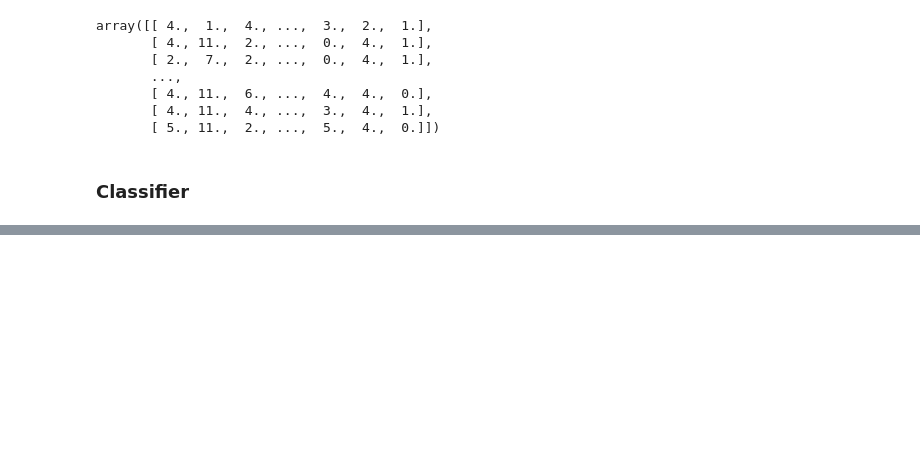
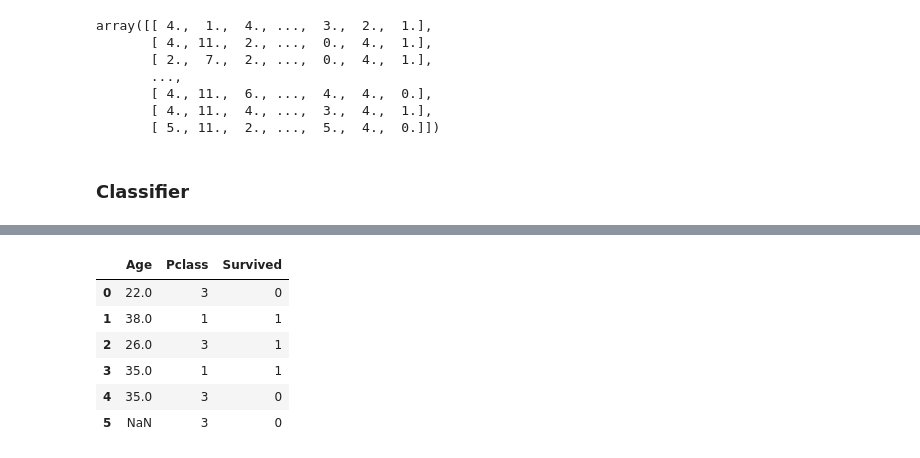
Before and after one commit to tien-le/-50-scikit-learn-tips, a Jupyter notebook: course - 50 scikit-learn tips.ipynb, the cells around one changed output, grey strips where cells are left out. Saved outputs shown, nothing was run; the diff lists cells and outputs as text; code cells hidden in the pictures; blank space fills up the shorter version.

```diff
--- a/course - 50 scikit-learn tips.ipynb
+++ b/course - 50 scikit-learn tips.ipynb
@@ -799,0 +945,2 @@ Wall time: 3.36 s
+# %%
+df_label = df_train.pop("Survived")
@@ -799,0 +954,4 @@ Wall time: 3.36 s
+# %%
+# no errors, despite NaNs in train and test!
+clf = HistGradientBoostingClassifier()
+clf.fit(df_train, df_label)
@@ -799,0 +1153,21 @@ Wall time: 3.36 s
+# %%
+import os
+
+file_input_path = "titanic_train.csv"
+if not os.path.exists(file_input_path):
+    df_train = pd.read_csv("http://bit.ly/kaggletrain")
+    df_train.to_csv(file_input_path, header=True, index=False, sep="\t")
+else:
+    df_train = pd.read_csv(file_input_path, header=0, sep="\t")
+# %%
+df_train = df_train[:6][["Age", "Pclass", "Survived"]]
+# %%
+df_train
+# %% [output]
+|  | Age | Pclass | Survived |
+| 0 | 22.0 | 3 | 0 |
+| 1 | 38.0 | 1 | 1 |
+| 2 | 26.0 | 3 | 1 |
+| 3 | 35.0 | 1 | 1 |
+| 4 | 35.0 | 3 | 0 |
+| 5 | NaN | 3 | 0 |
```
Also changed, not shown: parts of 92 cells of this notebook, 3 other files.
